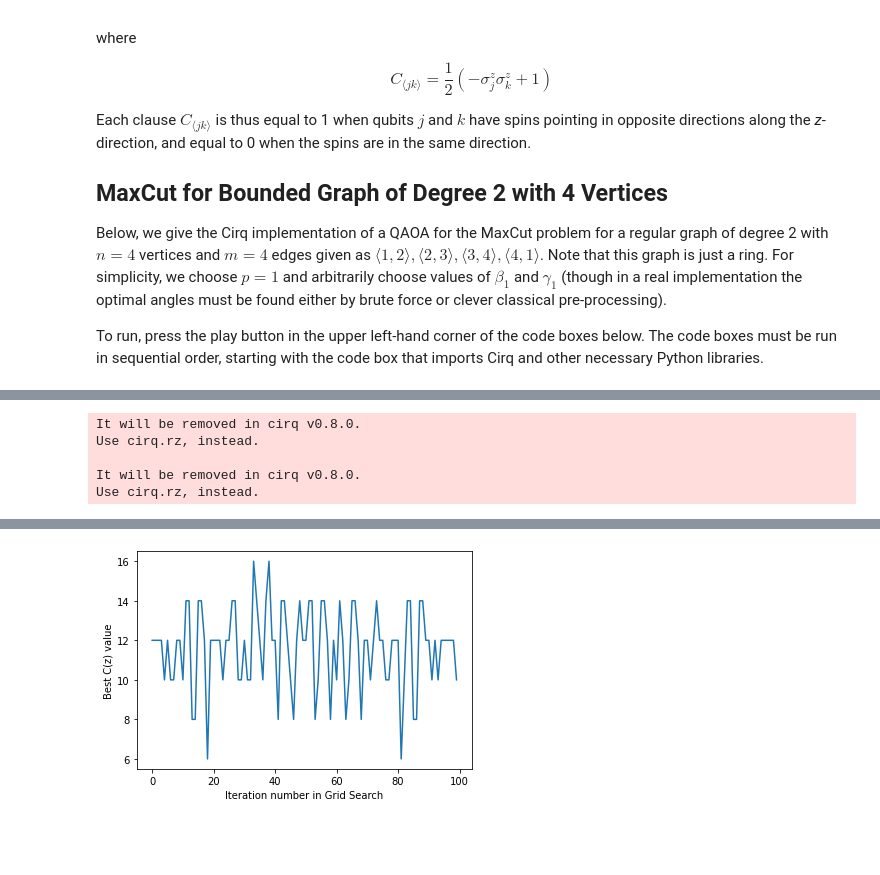
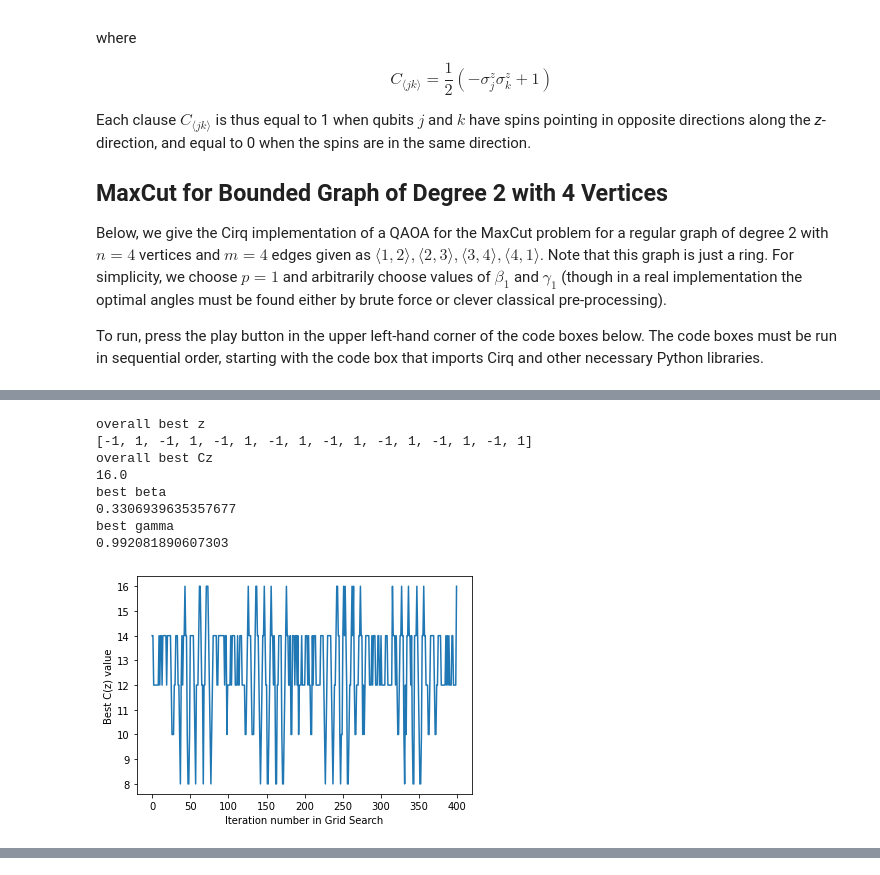
Before and after one commit to bernalde/11860_project_qaoa, a Jupyter notebook: qaoa_cirq.ipynb, the cells around one changed output, grey strips where cells are left out. Saved outputs shown, nothing was run; the diff lists cells and outputs as text; code cells hidden in the pictures; blank space fills up the shorter version.

```diff
--- a/qaoa_cirq.ipynb
+++ b/qaoa_cirq.ipynb
@@ -407,7 +413,7 @@ Below is some code that performs a grid search over values for the angles to fin
 
 **Note: Code below may take up to 5 minutes to run!**
 # %%
-#This code runs the QAOA, including optimization of the angles beta and gammer
+#This code runs the QAOA, including optimization of the angles beta and gamma
 #for the example of MaxCut on a 2-regular graph with n=16 vertices and m=16 clauses
 #Brute force optimization of the angles beta ang gamma is performed by
 #a grid search over their possible values
@@ -424,16 +430,20 @@ qubits = [cirq.GridQubit(i, j) for i in range(length) for j in range(length)]
 #search for optimal angles beta and gamma by brute force
 #beta in [0,pi]
 #gamma in [0,2*pi]
-gridsteps = 9
+gridsteps = 19
 bstep = np.pi/gridsteps
 gstep = 2.0*np.pi/gridsteps
 overall_best_z = []*nqubits
 overall_best_Cz = 0.0
 all_Cz = []
+all_b = []
+all_g = []
 for b in range(0,gridsteps+1):
   for g in range(0,gridsteps+1):
     beta = bstep*b
     gamma = gstep*g
+    all_b.append(b)
+    all_g.append(g)
 
    #instantiate a circuit
     circuit = cirq.Circuit()
@@ -446,16 +456,16 @@ for b in range(0,gridsteps+1):
     coeff = -0.5 #coefficient in front of sigma_z operators in the C_jk operator
     U_C = cirq.Circuit()
     for i in range(0,nqubits):
-      U_C.append(CNOT.on(qubits[i],qubits[(i+1)%nqubits]))
-      U_C.append(Rz(2.0*coeff*gamma).on(qubits[(i+1)%nqubits]))
-      U_C.append(CNOT.on(qubits[i],qubits[(i+1)%nqubits]))
+      U_C.append(cirq.CNOT.on(qubits[i],qubits[(i+1)%nqubits]))
+      U_C.append(cirq.rz(2.0*coeff*gamma).on(qubits[(i+1)%nqubits]))
+      U_C.append(cirq.CNOT.on(qubits[i],qubits[(i+1)%nqubits]))
     circuit.append(U_C)
 
     #define U_B operator = Product_j {e^(-i*beta*X_j)} and append to main circuit
     U_B = cirq.Circuit()
     for i in range(0,nqubits):
       U_B.append(cirq.H(qubits[i]))
-      U_B.append(Rz(2.0*beta).on(qubits[i]))
+      U_B.append(cirq.rz(2.0*beta).on(qubits[i]))
       U_B.append(cirq.H(qubits[i]))
     circuit.append(U_B)
 
@@ -466,10 +476,10 @@ for b in range(0,gridsteps+1):
 
     #run circuit in simulator to get the state |beta,gamma> and measure in the
     #computational basis to get the string z and evaluate C(z)
-    #repeat for 20 runs and save the best z and C(z)
+    #repeat for 100 runs and save the best z and C(z)
     #simulator = cirq.google.XmonSimulator()
     simulator = cirq.Simulator()
-    reps = 20
+    reps = 100
     results = simulator.run(circuit, repetitions=reps)
 
     #get bit string z from results
@@ -485,35 +495,46 @@ for b in range(0,gridsteps+1):
 
       #compute C(z)
       Cz = 0.0
       for j in range(0,nqubits):
         Cz += 0.5*(-1.0*z[j]*z[(j+1)%nqubits] + 1.0)
 
       #store best values for z and C(z)
       if (Cz > best_Cz):
         best_Cz = Cz
         best_z = z
     all_Cz.append(best_Cz)
     if (best_Cz > overall_best_Cz):
       overall_best_Cz = best_Cz
       overall_best_z = best_z
       best_beta = beta
       best_gamma = gamma
 
 
 
 #print best string z and corresponding C(z)
+print("overall best z")
 print(overall_best_z)
+print("overall best Cz")
 print(overall_best_Cz)
+print("best beta")
 print(best_beta)
+print("best gamma")
 print(best_gamma)
 
 plt.plot(all_Cz)
 plt.xlabel("Iteration number in Grid Search")
 plt.ylabel("Best C(z) value")
 plt.show()
+
+#print a diagram of the circuit
+print(circuit)
 # %% [output]
-It will be removed in cirq v0.8.0.
-Use cirq.rz, instead.
-
-It will be removed in cirq v0.8.0.
-Use cirq.rz, instead.
+overall best z
+[-1, 1, -1, 1, -1, 1, -1, 1, -1, 1, -1, 1, -1, 1, -1, 1]
+overall best Cz
+16.0
+best beta
+0.3306939635357677
+best gamma
+0.992081890607303
+[figure, new version]
@@ -524 +557,0 @@ Use cirq.rz, instead.
-[figure, old version]
```
Also changed, not shown: parts of 7 cells of this notebook, 4 other files.
